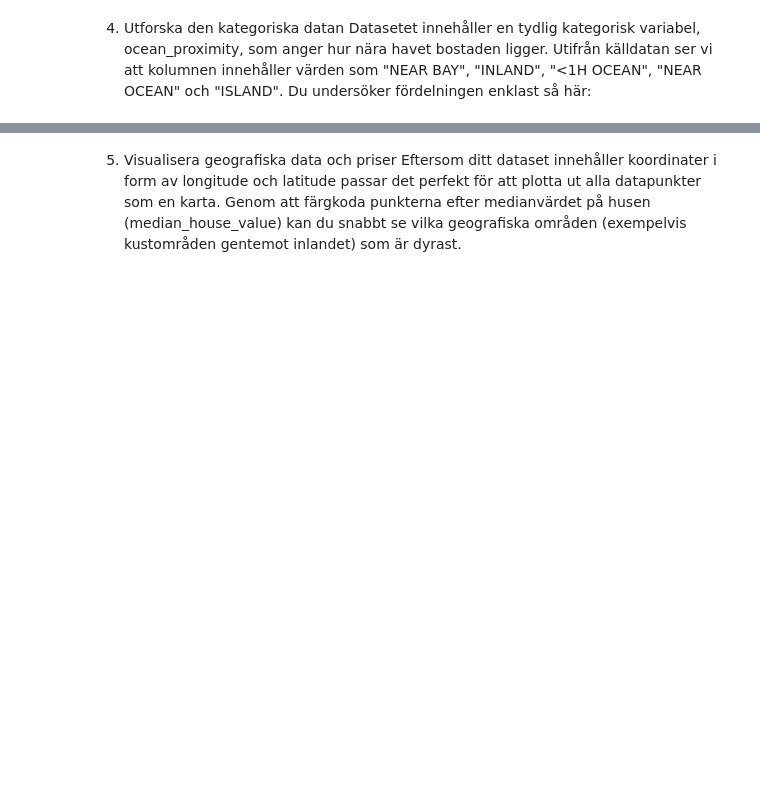
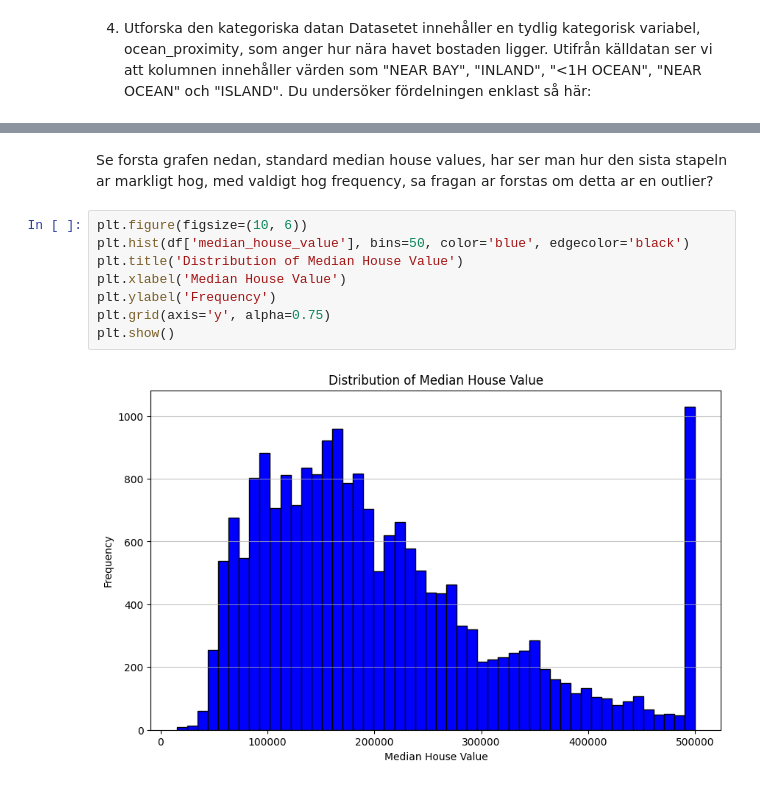
Before and after one commit to tompat1/EDA_pyhon_housing, a Jupyter notebook: EDA_housing.ipynb, the cells around one changed output, grey strips where cells are left out. Saved outputs shown, nothing was run; the diff lists cells and outputs as text; blank space fills up the shorter version.

Commit message:
Adding more of the EDA and outliers

```diff
--- a/EDA_housing.ipynb
+++ b/EDA_housing.ipynb
@@ -26,4 +75,12 @@ print(df['ocean_proximity'].value_counts())
-# %% [markdown]
-5. Visualisera geografiska data och priser
-Eftersom ditt dataset innehåller koordinater i form av longitude och latitude passar det perfekt för att plotta ut alla datapunkter som en karta.
-Genom att färgkoda punkterna efter medianvärdet på husen (median_house_value) kan du snabbt se vilka geografiska områden (exempelvis kustområden gentemot inlandet) som är dyrast.
+# %% [markdown]
+Se forsta grafen nedan, standard median house values, har ser man hur den sista stapeln ar markligt hog, med valdigt hog frequency, sa fragan ar forstas om detta ar en outlier?
+# %%
+plt.figure(figsize=(10, 6))
+plt.hist(df['median_house_value'], bins=50, color='blue', edgecolor='black')
+plt.title('Distribution of Median House Value')
+plt.xlabel('Median House Value')
+plt.ylabel('Frequency')
+plt.grid(axis='y', alpha=0.75)
+plt.show()
+# %% [output]
+[figure, added]
```
Also changed, not shown: parts of 10 cells of this notebook.
